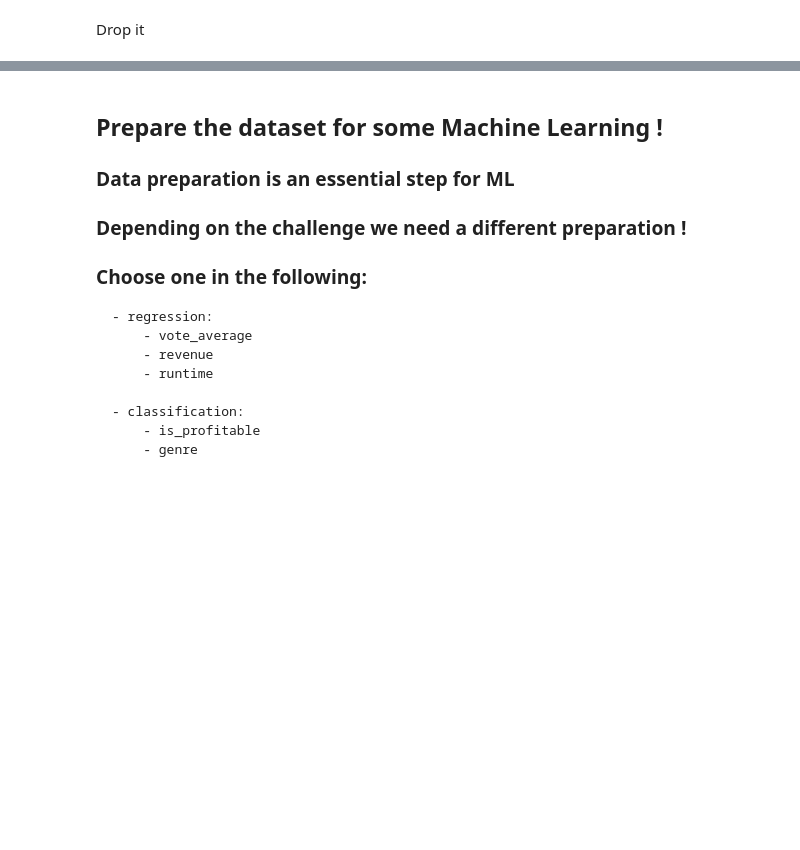
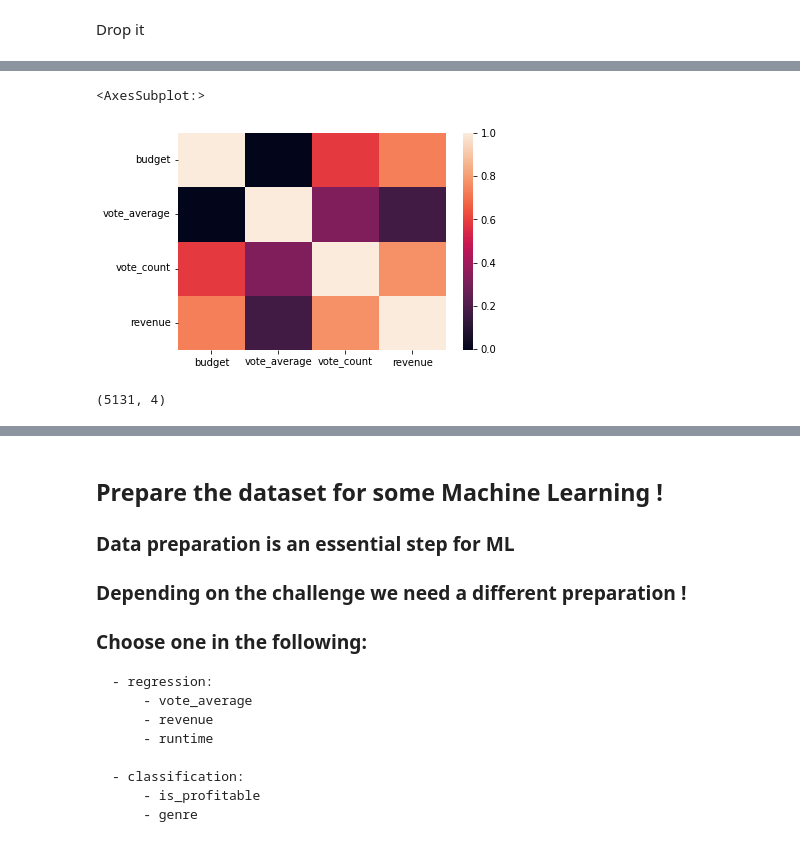
Before and after one commit to monkeyusage/py201, a Jupyter notebook: sessions/pandas_module.ipynb, the cells around one changed output, grey strips where cells are left out. Saved outputs shown, nothing was run; the diff lists cells and outputs as text; code cells hidden in the pictures; blank space fills up the shorter version.

```diff
--- a/sessions/pandas_module.ipynb
+++ b/sessions/pandas_module.ipynb
@@ -196,0 +545,11 @@ meta.columns
+# %%
+# budget , vote_average, vote_count => revenue
+meta["budget"] = meta["budget"].astype(float)
+meta = meta[meta["budget"] > 0]
+meta = meta[meta["revenue"] > 0]
+meta = meta.reset_index()
+meta = meta.drop("index", axis=1)
+# meta["vote_count"]
+
+meta = meta[["budget", "vote_average", "vote_count", "revenue"]]
+meta.head()
@@ -196,0 +567,3 @@ meta.columns
+# %%
+meta["budget"] = meta["budget"] / 100_000
+meta["revenue"] = meta["revenue"] / 100_000
@@ -196,0 +579,10 @@ meta.columns
+# %%
+sns.heatmap(meta.corr())
+# %% [output]
+<AxesSubplot:>
+[figure, added]
+# %%
+meta = meta[meta["revenue"] < 4000]
+meta.shape
+# %% [output]
+(5131, 4)
```
Also changed, not shown: parts of 78 cells of this notebook, 4 other files.
